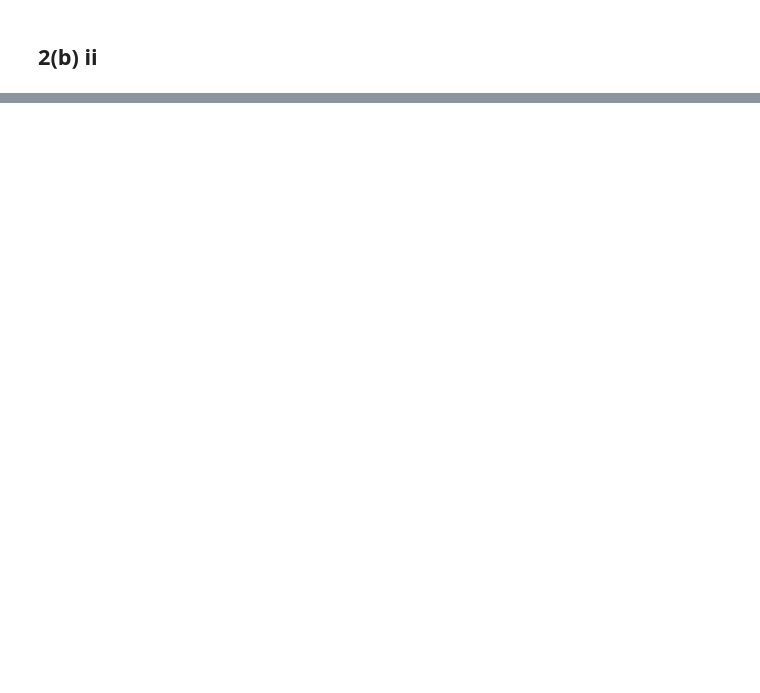
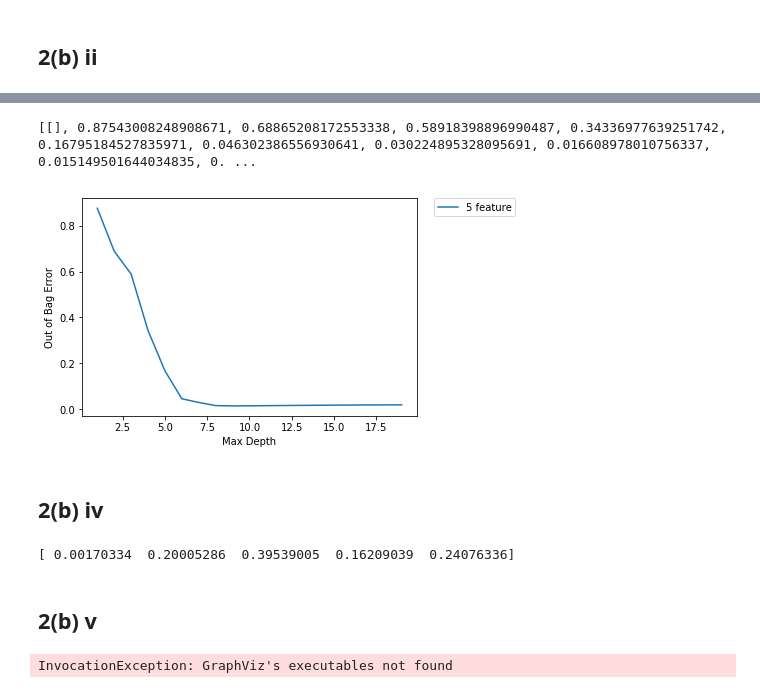
Before and after one commit to HonglanHuang/ee219, a Jupyter notebook: project4/codes/Part 2b.ipynb, the cells around one changed output, grey strips where cells are left out. Cells and saved outputs as stored; diff of their text form; code cells hidden in the pictures; blank space fills up the shorter version.

```diff
--- a/project4/codes/Part 2b.ipynb
+++ b/project4/codes/Part 2b.ipynb
@@ -305,0 +280,71 @@ print(ave_rmse_test[:,1])
+# %%
+from sklearn.ensemble import RandomForestRegressor
+
+OOBE_d = [[]for i in range(20)]
+for i in range(1,20):
+    rdf_d= RandomForestRegressor(n_estimators=20, max_features=5, max_depth=i, oob_score=True, random_state=0)
+    OOBE_d[i] = out_of_bag_error(Training, rdf_d)
+
+print(OOBE_d)
+x_list = range(1,20)
+
+plt.plot(x_list, OOBE_d[1:], label= '5 feature')
+
+plt.legend(bbox_to_anchor=(1.05, 1), loc=2, borderaxespad=0.)
+plt.ylabel('Out of Bag Error')
+plt.xlabel('Max Depth')
+plt.show()
+# %% [output]
+[[], 0.87543008248908671, 0.68865208172553338, 0.58918398896990487, 0.34336977639251742, 0.16795184527835971, 0.046302386556930641, 0.030224895328095691, 0.016608978010756337, 0.015149501644034835, 0. ...
+[figure, added]
+# %% [markdown]
+2(b) iv
+---
+# %%
+#Best parameter: max_depth = 9, number_of_trees = 25, features = 5
+from sklearn.ensemble import RandomForestRegressor
+
+rdf_best= RandomForestRegressor(n_estimators=25, max_features=5, max_depth=9, oob_score=True, random_state=0)
+Feature_im_l = []
+for train_index, test_index in kf.split(Training):
+    trainset = Training.iloc[train_index, :]
+    testset = Training.iloc[test_index, :]
+    data_points_train = len(train_index)
+    data_points_test = len(test_index)
+    trainset_ = trainset.copy()
+    target_train = trainset_.pop(lables[5])
+    rdf_best.fit(trainset_, target_train)
+    Feature_im_l.append(rdf_best.feature_importances_)
+ave_feature_importance = np.mean(np.array(Feature_im_l), axis=0)
+print(ave_feature_importance)
+# %% [output]
+[ 0.00170334  0.20005286  0.39539005  0.16209039  0.24076336]
+# %% [markdown]
+2(b) v
+---
+# %%
+from sklearn import tree
+
+rdf_best= RandomForestRegressor(n_estimators=25, max_features=5, max_depth=9, oob_score=True, random_state=0)
+trainset_ = Training.copy()
+target_train = trainset_.pop(lables[5])
+rdf_best.fit(trainset_, target_train)
+trees = rdf_best.estimators_
+clf = trees[0]
+fobj = open("C:/Users/Jinxi/Desktop/EE219/Project_4/Result/tree.dot", 'w')
+tree.export_graphviz(clf, out_file=fobj, feature_names = ['Week #','Day of Week','Hour of Day','Work-Flow-ID','File Name'])
+fobj.close()
+
+
+from sklearn.externals.six import StringIO
+from IPython.display import Image
+from sklearn.tree import export_graphviz
+import pydotplus
+import os
+os.environ["PATH"] += os.pathsep + 'C:/Program Files (x86)/Graphviz2.38/bin/'
+dot_data = StringIO()
+export_graphviz(clf, out_file=dot_data, feature_names = ['Week #','Day of Week','Hour of Day','Work-Flow-ID','File Name'])
+graph = pydotplus.graph_from_dot_data(dot_data.getvalue())
+Image(graph.create_png())
+# %% [output]
+InvocationException: GraphViz's executables not found
```
Also changed, not shown: parts of 10 cells of this notebook.
